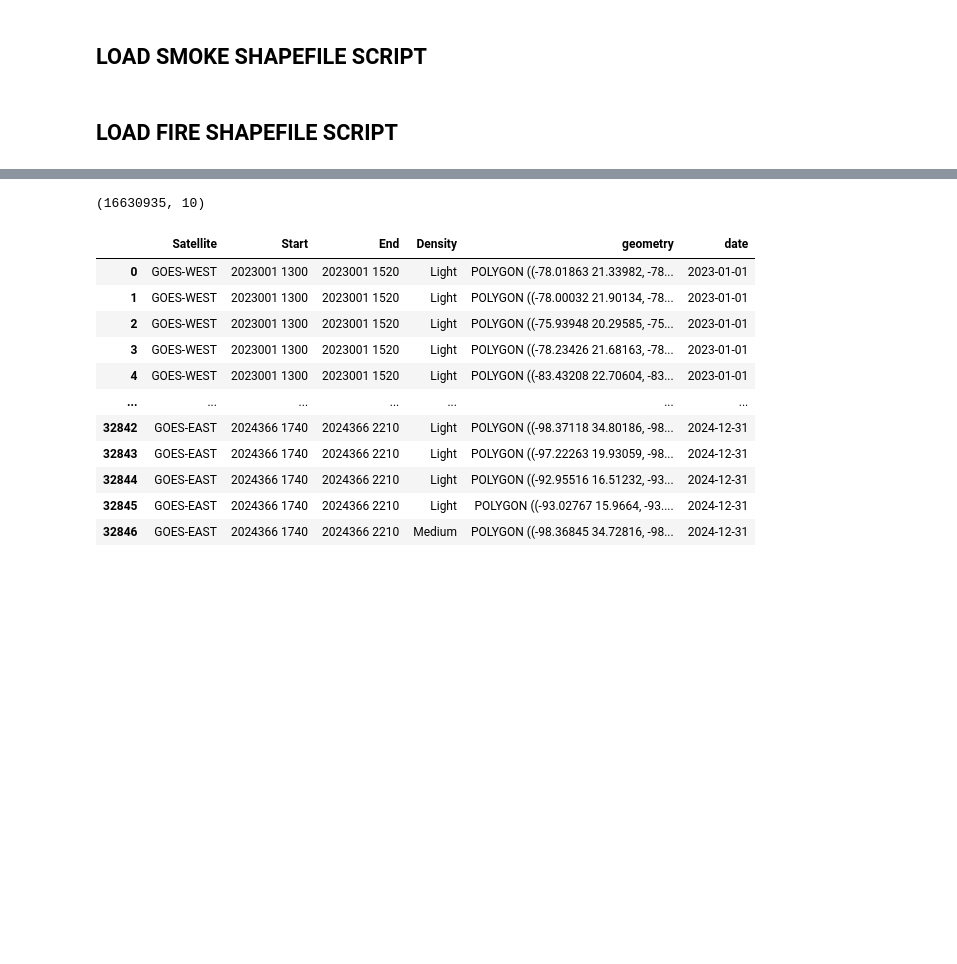
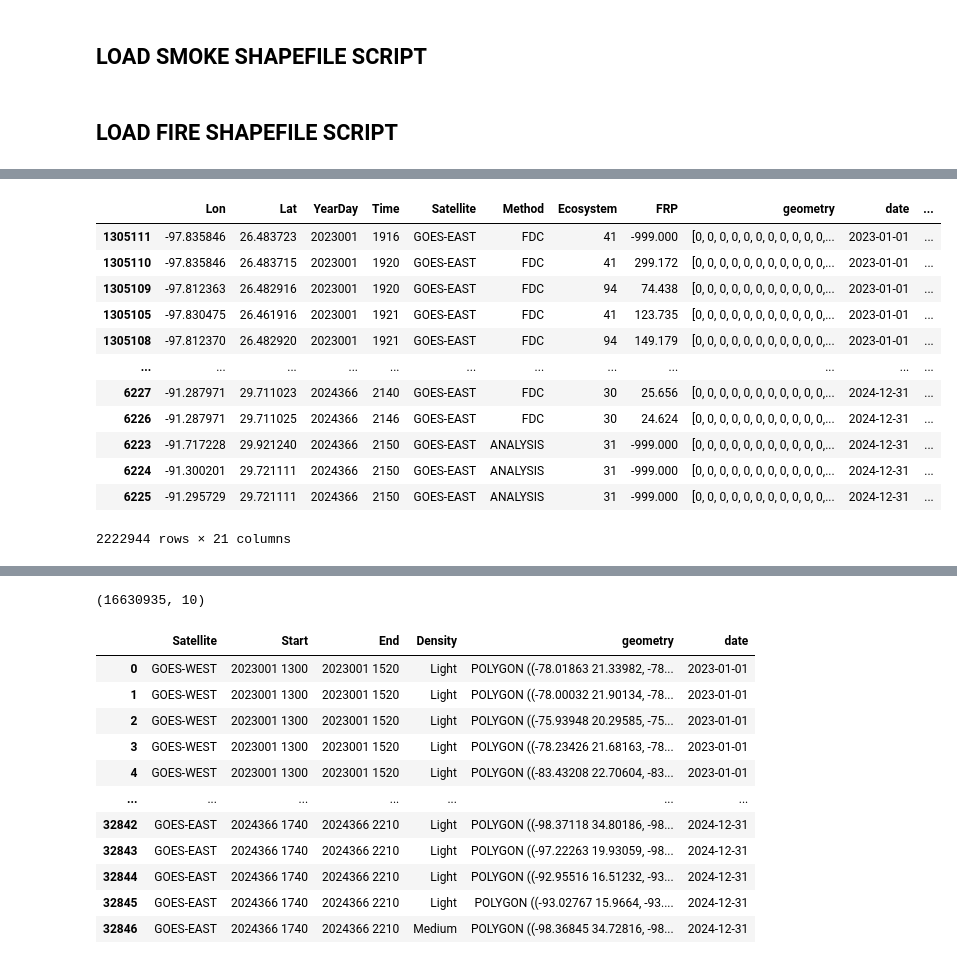
Before and after one commit to txchnothunder/Stats170BSeniorProject, a Jupyter notebook: Capstone.ipynb, the cells around one changed output, grey strips where cells are left out. Drawn from its saved outputs; the diff is of its cells as text; code cells hidden in the pictures; blank space fills up the shorter version.

```diff
--- a/Capstone.ipynb
+++ b/Capstone.ipynb
@@ -122,0 +224,17 @@ else:
+# %%
+df_sorted = df.sort_values(by='datetime_full', ascending=True)
+df_sorted
+# %% [output]
+|  | Lon | Lat | YearDay | Time | Satellite | Method | Ecosystem | FRP | geometry | date | ... |
+| 1305111 | -97.835846 | 26.483723 | 2023001 | 1916 | GOES-EAST | FDC | 41 | -999.000 | [0, 0, 0, 0, 0, 0, 0, 0, 0, 0, 0,... | 2023-01-01 | ... |
+| 1305110 | -97.835846 | 26.483715 | 2023001 | 1920 | GOES-EAST | FDC | 41 | 299.172 | [0, 0, 0, 0, 0, 0, 0, 0, 0, 0, 0,... | 2023-01-01 | ... |
+| 1305109 | -97.812363 | 26.482916 | 2023001 | 1920 | GOES-EAST | FDC | 94 | 74.438 | [0, 0, 0, 0, 0, 0, 0, 0, 0, 0, 0,... | 2023-01-01 | ... |
+| 1305105 | -97.830475 | 26.461916 | 2023001 | 1921 | GOES-EAST | FDC | 41 | 123.735 | [0, 0, 0, 0, 0, 0, 0, 0, 0, 0, 0,... | 2023-01-01 | ... |
+| 1305108 | -97.812370 | 26.482920 | 2023001 | 1921 | GOES-EAST | FDC | 94 | 149.179 | [0, 0, 0, 0, 0, 0, 0, 0, 0, 0, 0,... | 2023-01-01 | ... |
+| ... | ... | ... | ... | ... | ... | ... | ... | ... | ... | ... | ... |
+| 6227 | -91.287971 | 29.711023 | 2024366 | 2140 | GOES-EAST | FDC | 30 | 25.656 | [0, 0, 0, 0, 0, 0, 0, 0, 0, 0, 0,... | 2024-12-31 | ... |
+| 6226 | -91.287971 | 29.711025 | 2024366 | 2146 | GOES-EAST | FDC | 30 | 24.624 | [0, 0, 0, 0, 0, 0, 0, 0, 0, 0, 0,... | 2024-12-31 | ... |
+| 6223 | -91.717228 | 29.921240 | 2024366 | 2150 | GOES-EAST | ANALYSIS | 31 | -999.000 | [0, 0, 0, 0, 0, 0, 0, 0, 0, 0, 0,... | 2024-12-31 | ... |
+| 6224 | -91.300201 | 29.721111 | 2024366 | 2150 | GOES-EAST | ANALYSIS | 31 | -999.000 | [0, 0, 0, 0, 0, 0, 0, 0, 0, 0, 0,... | 2024-12-31 | ... |
+| 6225 | -91.295729 | 29.721111 | 2024366 | 2150 | GOES-EAST | ANALYSIS | 31 | -999.000 | [0, 0, 0, 0, 0, 0, 0, 0, 0, 0, 0,... | 2024-12-31 | ... |
+2222944 rows × 21 columns
```
Also changed, not shown: parts of 40 cells of this notebook.
